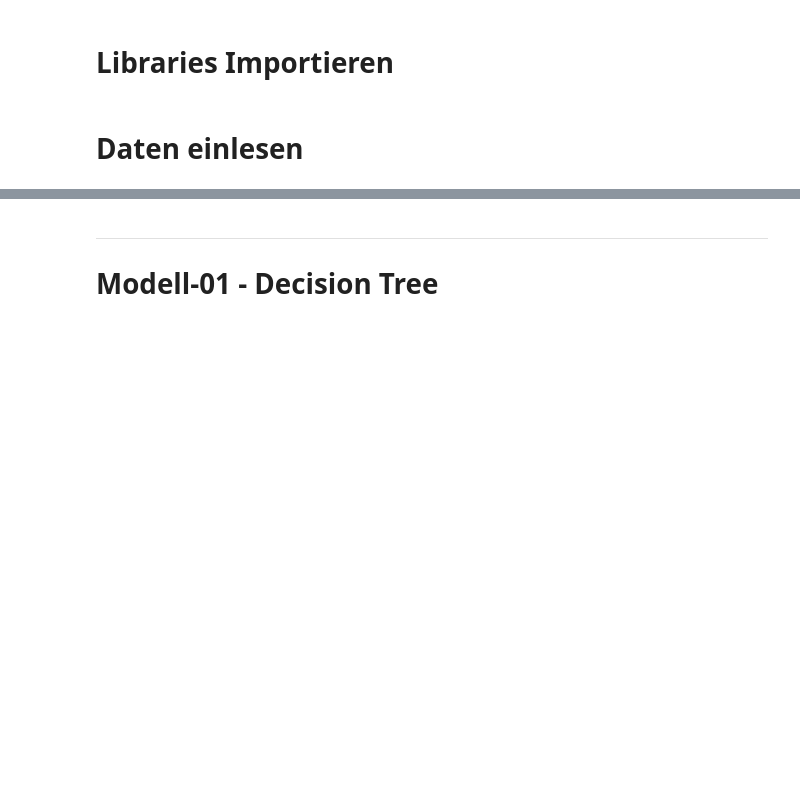
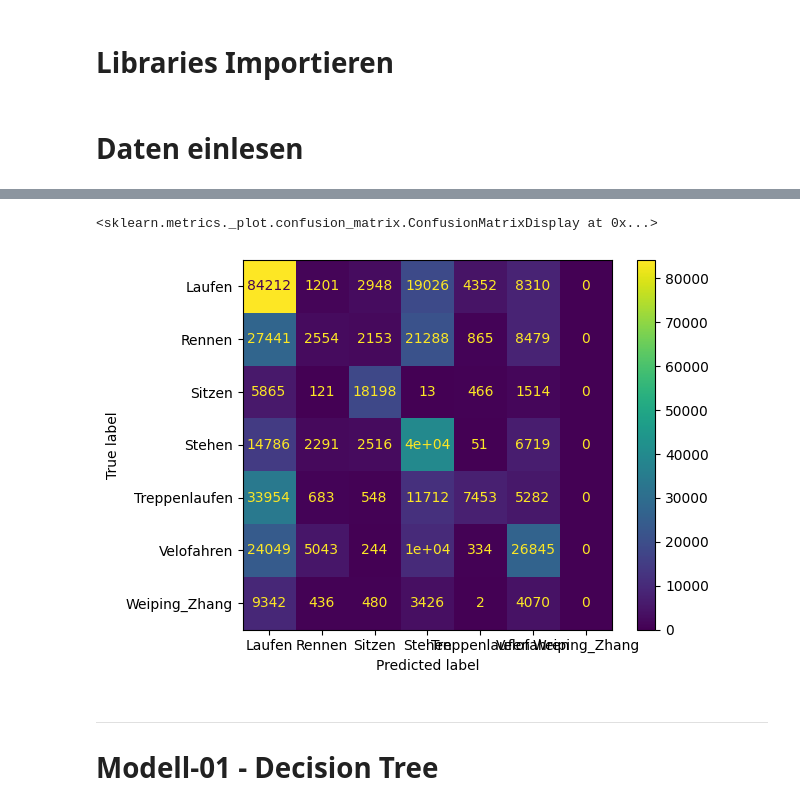
Before and after one commit to CDL1-Sensor/Sensor-Klassifikation-ohne-Deep-Learning, a Jupyter notebook: ML-Modelle.ipynb, the cells around one changed output, grey strips where cells are left out. Cells and saved outputs as stored; diff of their text form; code cells hidden in the pictures; blank space fills up the shorter version.

Commit message:
create baseline logistic modell

```diff
--- a/ML-Modelle.ipynb
+++ b/ML-Modelle.ipynb
@@ -25,0 +40,11 @@ Hier in diesem Notebook erstellen wir unsere Machine Learning Modelle.
+# %%
+# CODE
+
+# File: Alle_Messungen.csv (Raw Data) einlesen
+raw_unprocessed_data = pd.read_csv("..\Sensor_Data-Wrangling-und-EDA\Alle_Messungen.csv", index_col=0)
+
+# get information about raw_unprocessed_data
+raw_unprocessed_data.info()
+
+# display head
+raw_unprocessed_data.head()
@@ -25,0 +163,25 @@ Hier in diesem Notebook erstellen wir unsere Machine Learning Modelle.
+# %%
+# create a model
+baseline_model = LogisticRegression()
+
+# fit the model
+baseline_model.fit(baseline_data_X, baseline_data_y)
+
+# predict the model
+baseline_model_pred = baseline_model.predict(baseline_data_val)
+
+# get all unique values from baseline_model_pred
+baseline_model_pred_unique = pd.Series(baseline_model_pred).unique()
+
+# calculate accuracy score
+baseline_model_accuracy = accuracy_score(baseline_data_val_y, baseline_model_pred)
+
+print('baseline model accuracy: ', baseline_model_accuracy)
+
+# plot confusion matrix for baseline model with seaborn
+# create confusion matrix
+baseline_model_confusion_matrix = confusion_matrix(baseline_data_val_y, baseline_model_pred)
+
+# plot confusion matrix
+# plot with sklearn display confusion matrix
+ConfusionMatrixDisplay(baseline_model_confusion_matrix, display_labels=baseline_model.classes_)
@@ -26,3 +197,9 @@ Hier in diesem Notebook erstellen wir unsere Machine Learning Modelle.
+# %%
+# display with sklearn confusionmatrixdispla with labels and plot
+ConfusionMatrixDisplay(baseline_model_confusion_matrix, display_labels=baseline_model.classes_, ).plot()
+# %% [output]
+<sklearn.metrics._plot.confusion_matrix.ConfusionMatrixDisplay at 0x...>
+[figure, added]
 # %% [markdown]
 ---
 # Modell-01 - Decision Tree
```
Also changed, not shown: parts of 8 cells of this notebook.
